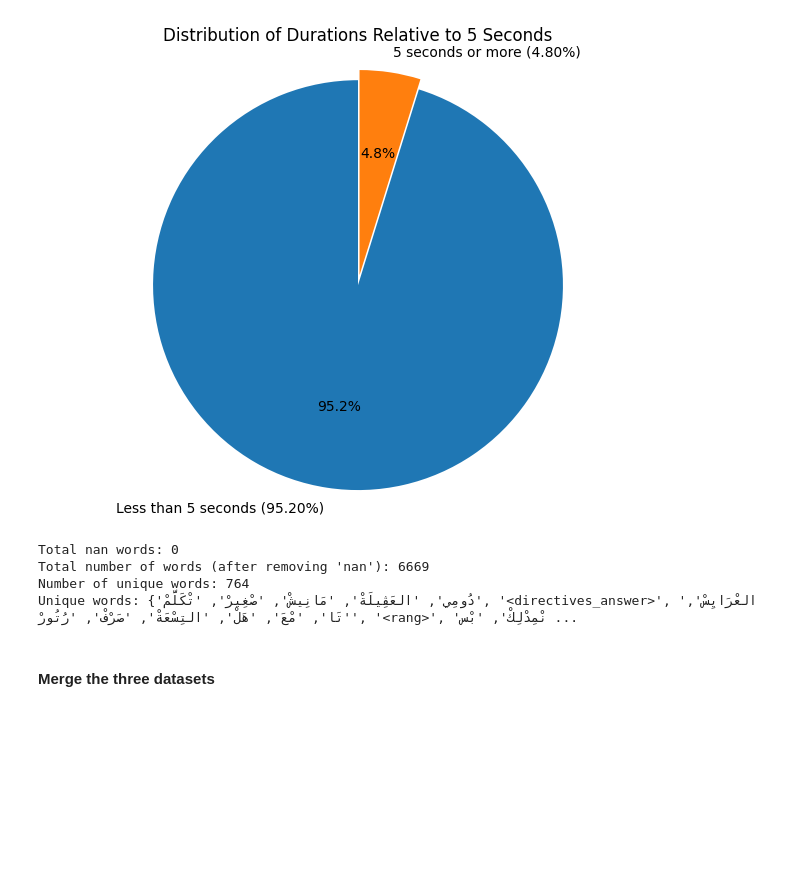
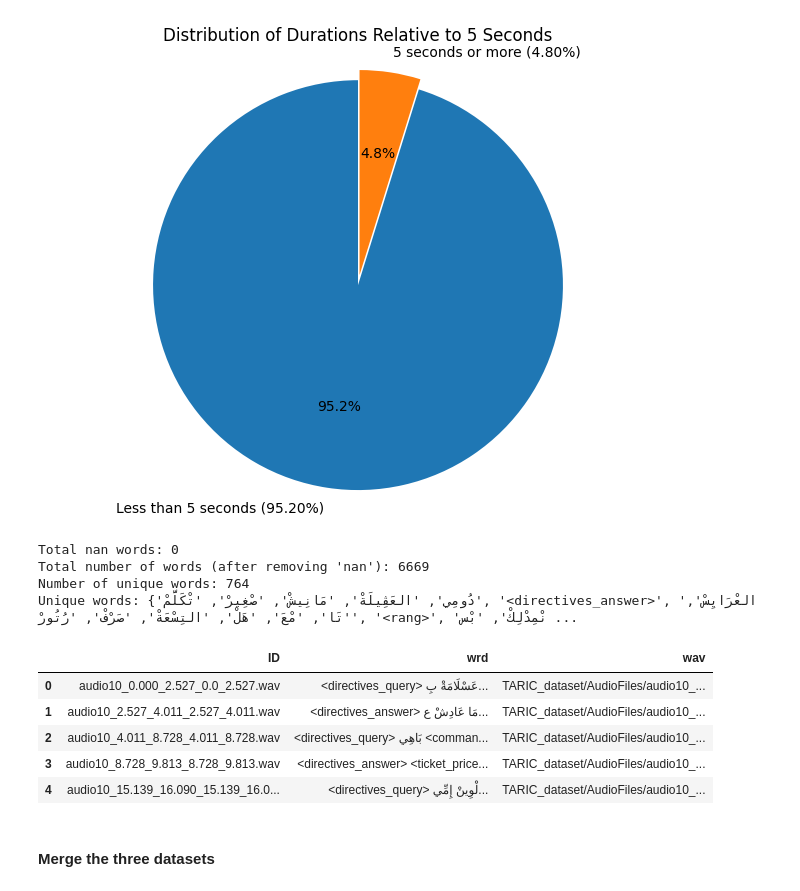
Before and after one commit to cyrineanene/ASR-on-Tunisian-Dialect, a Jupyter notebook: EDA.ipynb, the cells around one changed output. Cells and saved outputs as stored; diff of their text form; code cells hidden in the pictures; blank space fills up the shorter version.

```diff
--- a/EDA.ipynb
+++ b/EDA.ipynb
@@ -2627,3 +2679,27 @@ Total nan words: 0
 Total number of words (after removing 'nan'): 6669
 Number of unique words: 764
 Unique words: {'دُومِي', 'العَڨِيلَةْ', 'مَانِيشْ', 'صْغِيرْ', 'تْكَلَّمْ', '<directives_answer>', 'العْرَايِسْ', 'تَا', 'مْعَ', 'هَلْ', 'التِسْعَةْ', 'صَرْفْ', 'رُتُورْ', '<rang>', 'نْمِدْلِكْ', 'بْس ...
+# %%
+df_taric = pd.read_csv('dev_taric_with_audio.csv')
+# %%
+def get_filename(wav_path):
+    import os
+    if not isinstance(wav_path, str) or pd.isna(wav_path):
+        return None
+
+    return os.path.basename(wav_path)
+
+df_taric['ID'] = df_taric['wav'].apply(get_filename)
+missing_ids = df_taric[df_taric['ID'].isna()]
+if not missing_ids.empty:
+    print(f"Warning: {len(missing_ids)} rows have NaN ID due to invalid wav paths:")
+    print(missing_ids[['wav']].to_string())
+# %%
+df_taric.head()
+# %% [output]
+|  | ID | wrd | wav |
+| 0 | audio10_0.000_2.527_0.0_2.527.wav | <directives_query> عَسْلَامَةْ بِ... | TARIC_dataset/AudioFiles/audio10_... |
+| 1 | audio10_2.527_4.011_2.527_4.011.wav | <directives_answer> مَا عَادِشْ ع... | TARIC_dataset/AudioFiles/audio10_... |
+| 2 | audio10_4.011_8.728_4.011_8.728.wav | <directives_query> بَاهِي <comman... | TARIC_dataset/AudioFiles/audio10_... |
+| 3 | audio10_8.728_9.813_8.728_9.813.wav | <directives_answer> <ticket_price... | TARIC_dataset/AudioFiles/audio10_... |
+| 4 | audio10_15.139_16.090_15.139_16.0... | <directives_query> لْوِينْ إِمِّي... | TARIC_dataset/AudioFiles/audio10_... |
```
Also changed, not shown: parts of 10 cells of this notebook.
